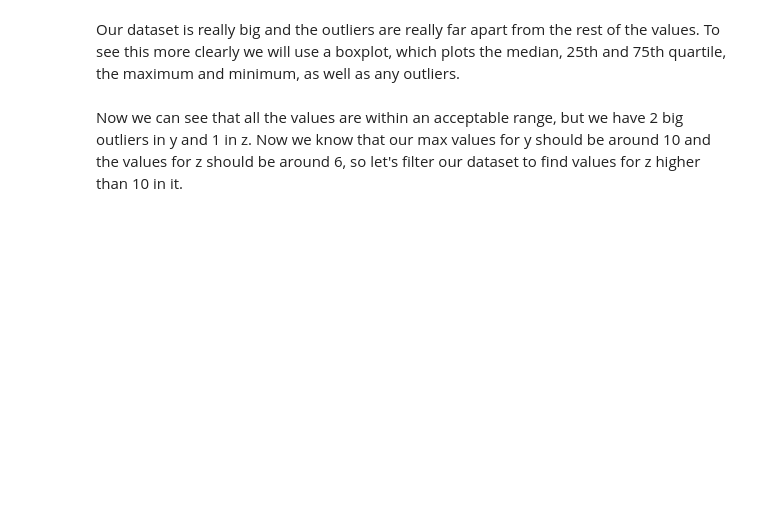
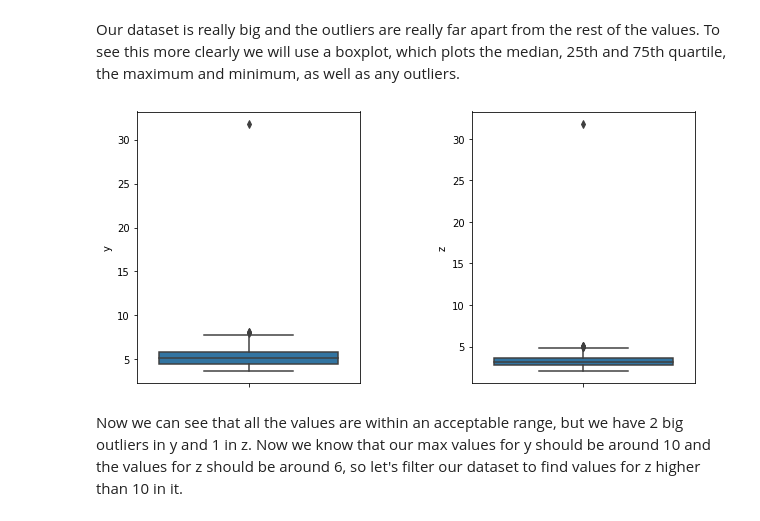
Before and after one commit to ta-data-lis/M2-mini-project1, a Jupyter notebook: 1.-Data Cleaning.ipynb, the cells around one changed output. Drawn from its saved outputs; the diff is of its cells as text; code cells hidden in the pictures; blank space fills up the shorter version.

```diff
--- a/1.-Data Cleaning.ipynb
+++ b/1.-Data Cleaning.ipynb
@@ -68,0 +97,3 @@ The `clarity` column is confusing because we are not diamond experts. Let's modi
+# %%
+#your code here
+diamonds['clarity']=diamonds['clarity'].replace('I1',0).replace('SI2',1).replace('SI1',2).replace('VS2',3).replace('VS1',4).replace('VVS2',5).replace('VVS1',6).replace('IF',7)
@@ -74,0 +113,5 @@ It makes sense to do the same with the `color` column.
+# %%
+#your code here
+diamonds['color'] = diamonds['color'].replace(['J','I','H','G','F','E','D'],
+                                              [i for i in range(0,7)])
+#diamonds.color
@@ -130,3 +266,8 @@ To replace them we can use the pandas .replace() method and np.NaN.
+# %%
+#your code here
+diamonds['x'] = diamonds['x'].replace(0,np.nan)
+diamonds['y'] = diamonds['y'].replace(0,np.nan)
+diamonds['z'] = diamonds['z'].replace(0,np.nan)
 # %% [markdown]
 Let's check the data again with the `describe()` method.
 # %%
@@ -156,0 +320,4 @@ To manage these outliers, we are going to filter our DataFrame, we're going to t
+# %%
+#your code here
+diamonds75 = diamonds[diamonds.price<diamonds.price.quantile(.75)]
+diamonds75.describe()
@@ -159,8 +336,10 @@ Our dataset is really big and the outliers are really far apart from the rest of
 # %%
 #Run this code
 fig, ax = plt.subplots(1,2, figsize=(10, 5))
-sns.boxplot(y=diamonds.y, ax=ax[0])
-sns.boxplot(y=diamonds.z, ax=ax[1])
+sns.boxplot(y=diamonds75.y, ax=ax[0])
+sns.boxplot(y=diamonds75.z, ax=ax[1])
 plt.subplots_adjust(wspace=0.5)
+# %% [output]
+[figure, added]
 # %% [markdown]
 Now we can see that all the values are within an acceptable range, but we have 2 big outliers in y and 1 in z. Now we know that our max values for y should be around 10 and the values for z should be around 6, so let's filter our dataset to find values for z higher than 10 in it.
```
Also changed, not shown: parts of 32 cells of this notebook, 2 other files.
